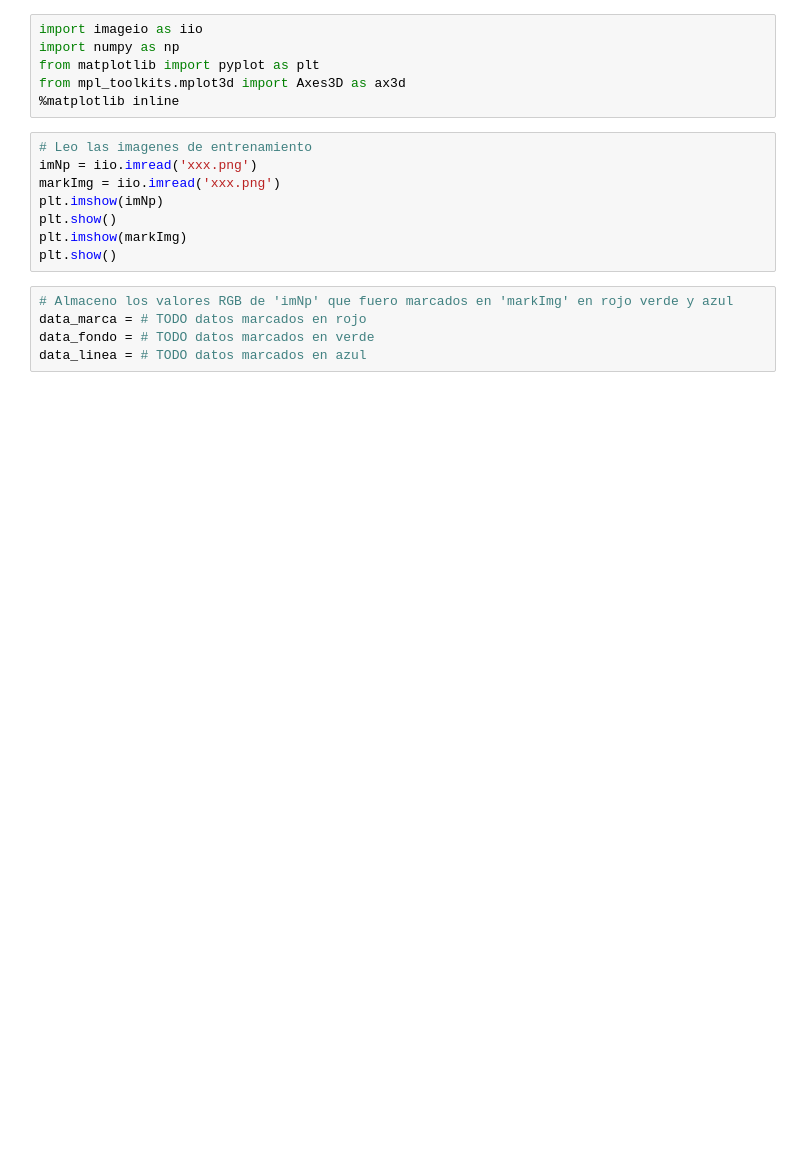
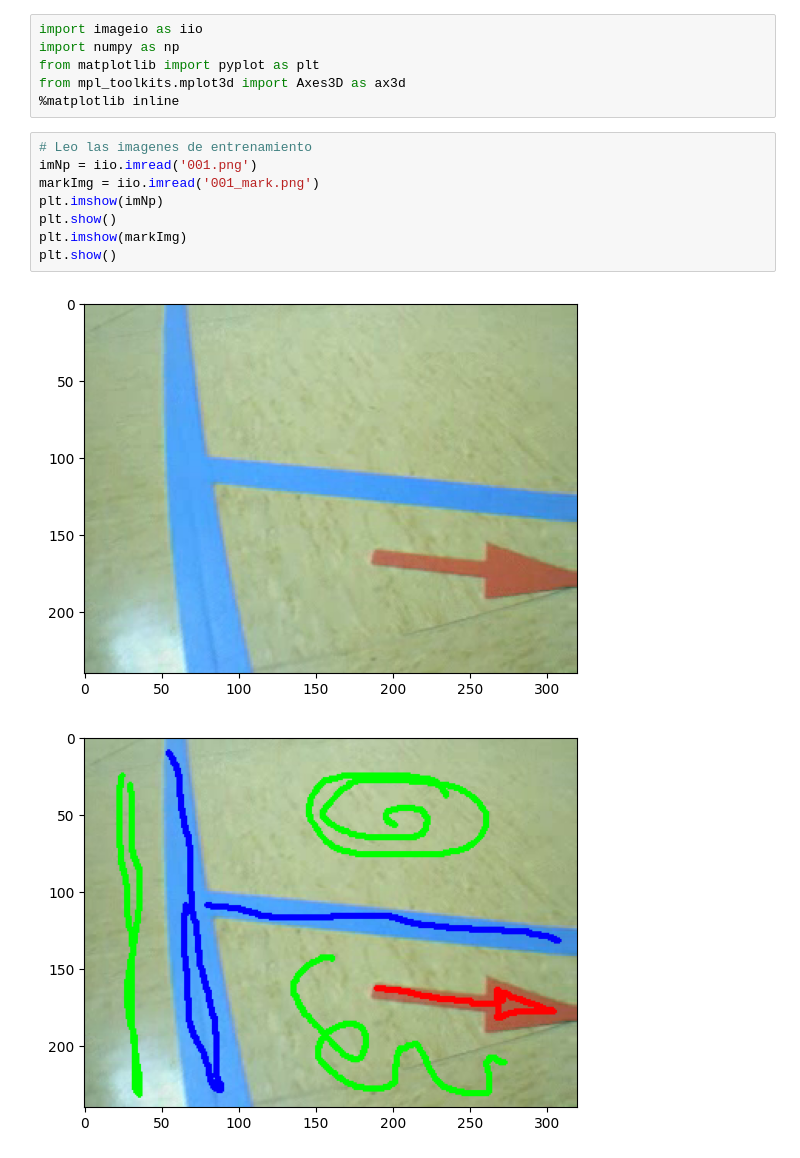
Before and after one commit to MiluEnAlmibar/robotica, a Jupyter notebook: Practica Individual/pinta_colores.ipynb, the cells around one changed output. Saved outputs shown, nothing was run; the diff lists cells and outputs as text; blank space fills up the shorter version.

```diff
--- a/Practica Individual/pinta_colores.ipynb
+++ b/Practica Individual/pinta_colores.ipynb
@@ -6,14 +6,12 @@ from mpl_toolkits.mplot3d import Axes3D as ax3d
 %matplotlib inline
 # %%
 # Leo las imagenes de entrenamiento
-imNp = iio.imread('xxx.png')
-markImg = iio.imread('xxx.png')
+imNp = iio.imread('001.png')
+markImg = iio.imread('001_mark.png')
 plt.imshow(imNp)
 plt.show()
 plt.imshow(markImg)
 plt.show()
+# %% [output]
+[figure, added]
+[figure, added]
-# %%
-# Almaceno los valores RGB de 'imNp' que fuero marcados en 'markImg' en rojo verde y azul
-data_marca = # TODO datos marcados en rojo
-data_fondo = # TODO datos marcados en verde
-data_linea = # TODO datos marcados en azul
```
Also changed, not shown: parts of 6 cells of this notebook.
